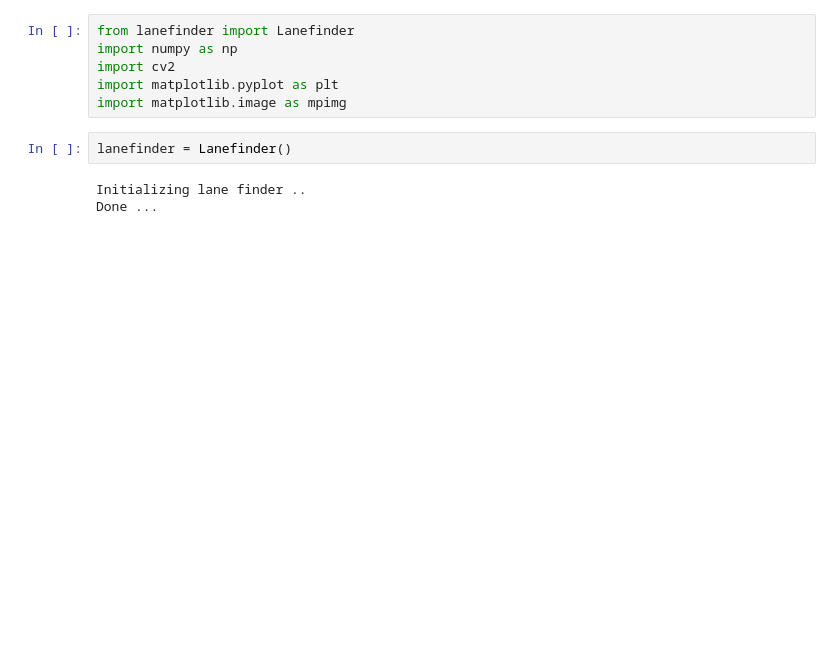
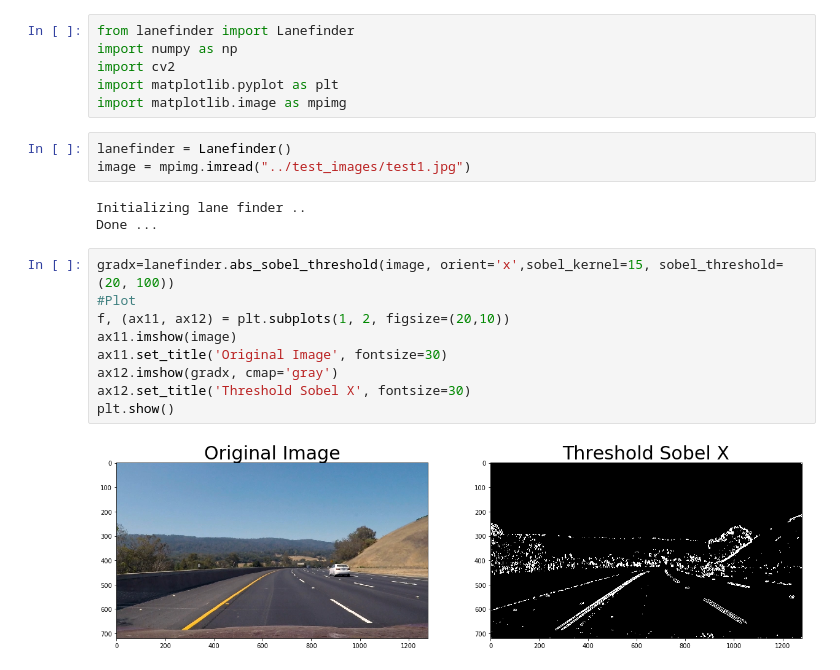
Before and after one commit to nguyenbuiUCSD/Advanced-Lane-Finding, a Jupyter notebook: lane_finder/test_lane_finder.ipynb, the cells around one changed output. Drawn from its saved outputs; the diff is of its cells as text; blank space fills up the shorter version.

```diff
--- a/lane_finder/test_lane_finder.ipynb
+++ b/lane_finder/test_lane_finder.ipynb
@@ -4,8 +4,20 @@ import numpy as np
 import cv2
 import matplotlib.pyplot as plt
 import matplotlib.image as mpimg
-# %%
-lanefinder = Lanefinder()
-# %% [output]
-Initializing lane finder ..
-Done ...
+# %%
+lanefinder = Lanefinder()
+image = mpimg.imread("../test_images/test1.jpg")
+# %% [output]
+Initializing lane finder ..
+Done ...
+# %%
+gradx=lanefinder.abs_sobel_threshold(image, orient='x',sobel_kernel=15, sobel_threshold=(20, 100))
+#Plot
+f, (ax11, ax12) = plt.subplots(1, 2, figsize=(20,10))
+ax11.imshow(image)
+ax11.set_title('Original Image', fontsize=30)
+ax12.imshow(gradx, cmap='gray')
+ax12.set_title('Threshold Sobel X', fontsize=30)
+plt.show()
+# %% [output]
+[figure, added]
```
Also changed, not shown: parts of 6 cells of this notebook, 1 other file.
